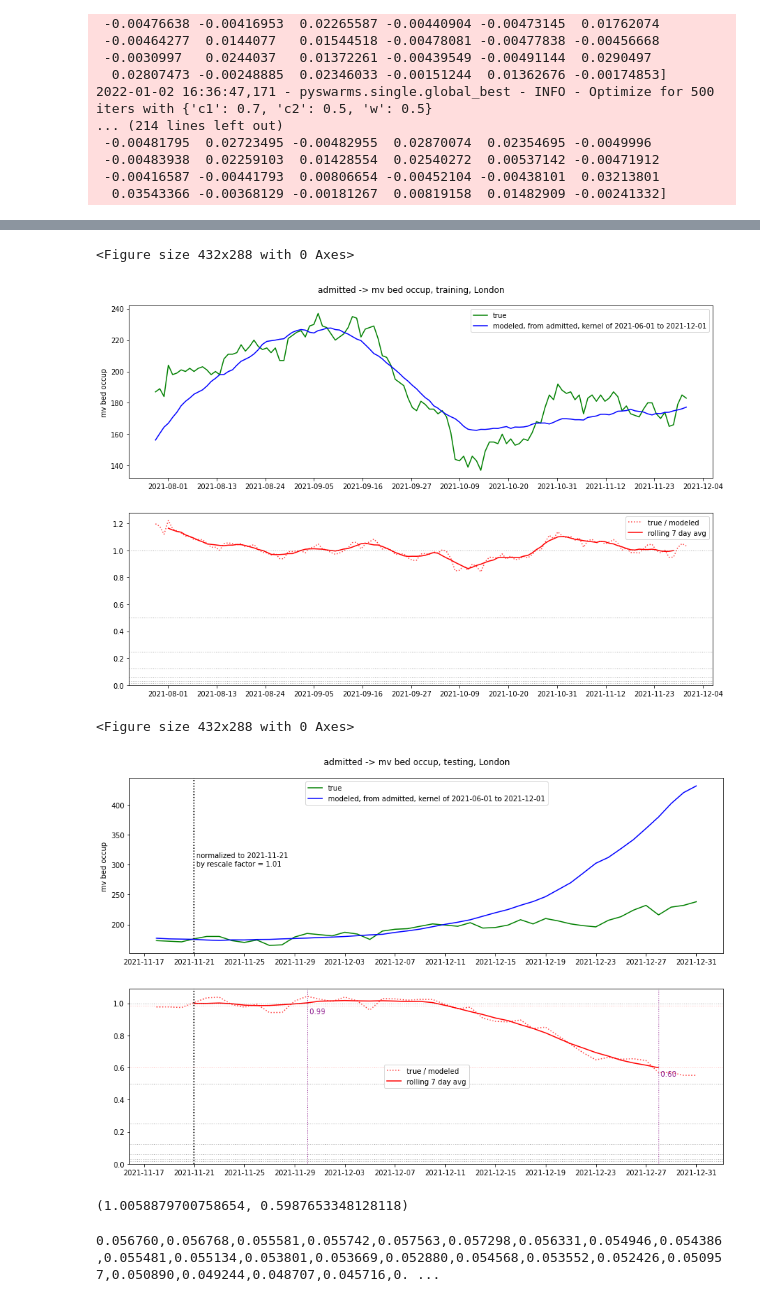
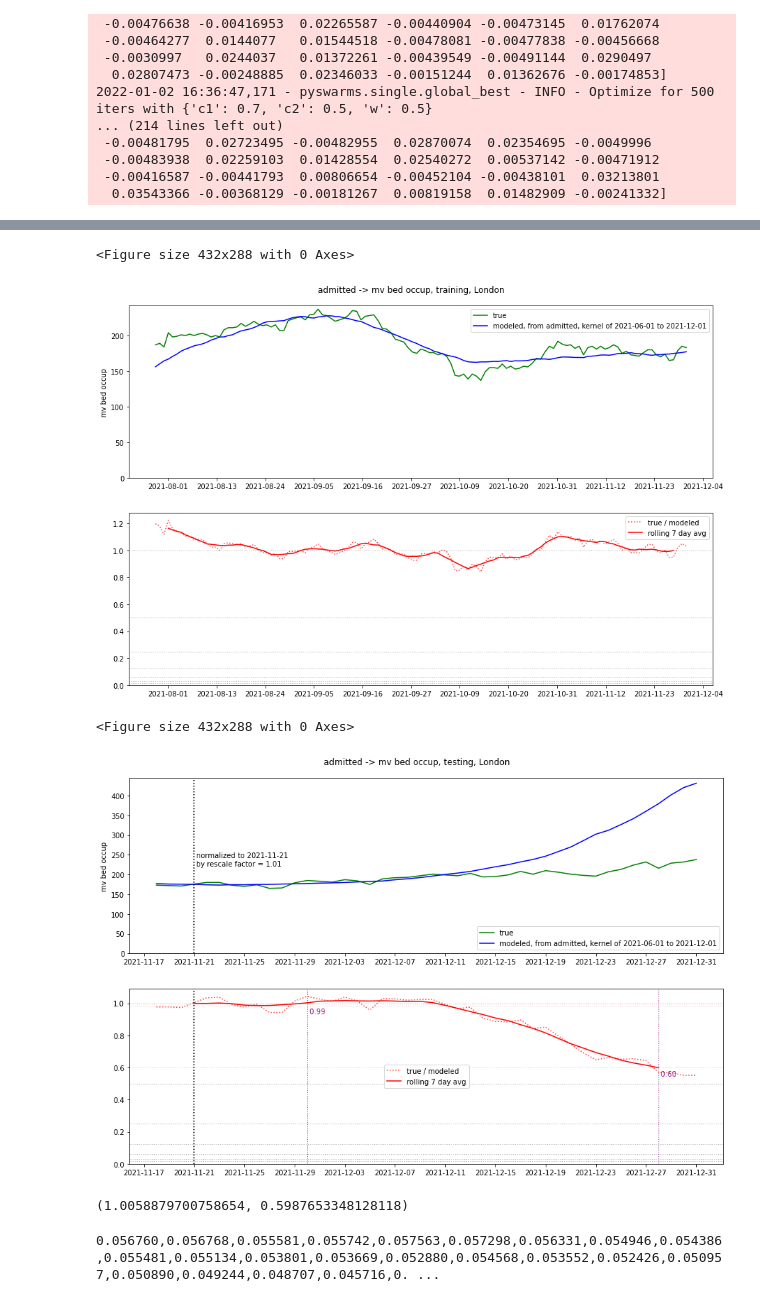
Before and after one commit to nicfreeman1209/covid-19, a Jupyter notebook: conv-estimator/conv_estimator_admiss_mv.ipynb, the cells around one changed output, grey strips where cells are left out. Drawn from its saved outputs; the diff is of its cells as text; code cells hidden in the pictures.

```diff
--- a/conv-estimator/conv_estimator_admiss_mv.ipynb
+++ b/conv-estimator/conv_estimator_admiss_mv.ipynb
@@ -259,6 +259,7 @@ def make_graph(dates, kernel, in_stream, out_stream, test_train):
     modeled_label = "modeled, from %s, kernel of %s to %s" % (in_event, train_start_date.strftime("%Y-%m-%d"), train_end_date.strftime("%Y-%m-%d"))
     ax1.plot(x, pred, color="blue", label=modeled_label)
     ax1.set_ylabel("%s" % out_event)
+    ax1.set_ylim(0,None)
     ax1.legend()
     n_marks = 11
     ax1.xaxis.set_major_locator(ticker.MultipleLocator(len(x)/n_marks))
@@ -268,35 +269,35 @@ def make_graph(dates, kernel, in_stream, out_stream, test_train):
     for i in range(7):
         ax2.axhline(y=2**(-i), ls="dotted", lw=1, alpha=0.3, color="black")
     ax2.set_ylim(0,None)
     ax2.legend()
     ax2.xaxis.set_major_locator(ticker.MultipleLocator(len(x)/n_marks))
 
     if test_train=="test":
         ax2.axvline(x=x[3], color="black", ls="dotted")
         ax1.axvline(x=x[3], color="black", ls="dotted")
         y_min,y_max = ax1.get_ylim()
         y_mid = (y_min+y_max)/2
         ax1.text(x[3], y_mid, " normalized to %s\n by rescale factor = %.2f" % (x[3].strftime("%Y-%m-%d"), test_scale_factor), ha="left")
         ax2.axhline(y=final_scale_factor, color="red", alpha=0.25, ls="dotted", lw=1)
         ax2.text(x[-4], final_scale_factor-0.05, " %.2f" % (final_scale_factor), ha="left", color="purple")
         ax2.axvline(x=x[-4], color="purple", ls="dotted", lw=1)
         ax2.axhline(y=comp_scale, color="red", alpha=0.25, ls="dotted", lw=1)
         ax2.text(x[-comp_idx], comp_scale-0.05, " %.2f" % (comp_scale), ha="left", color="purple")
         ax2.axvline(x=x[-comp_idx], color="purple", ls="dotted", lw=1)
 
     fig.suptitle("%s -> %s, %sing, %s" % (in_event, out_event, test_train, geographical_context), y=0.92)
     plt.savefig("%s__%s__%s__%s.png" % (in_event, out_event, test_train, geographical_context), bbox_inches='tight', facecolor='white', transparent=False)
     plt.show()
     return test_scale_factor, final_scale_factor
 
 make_graph(dates_train, avg_minimizer, train_in_stream, train_out_stream, "train")
 make_graph(dates_test, avg_minimizer, test_in_stream, test_out_stream, "test")
 # %% [output]
 [figure]
 <Figure size 432x288 with 0 Axes>
-[figure, old version]
+[figure, new version]
 <Figure size 432x288 with 0 Axes>
-[figure, old version]
+[figure, new version]
 (1.0058879700758654, 0.5987653348128118)
 # %%
 def format_minimizer(a):
```
Also changed, not shown: 1 other file.
